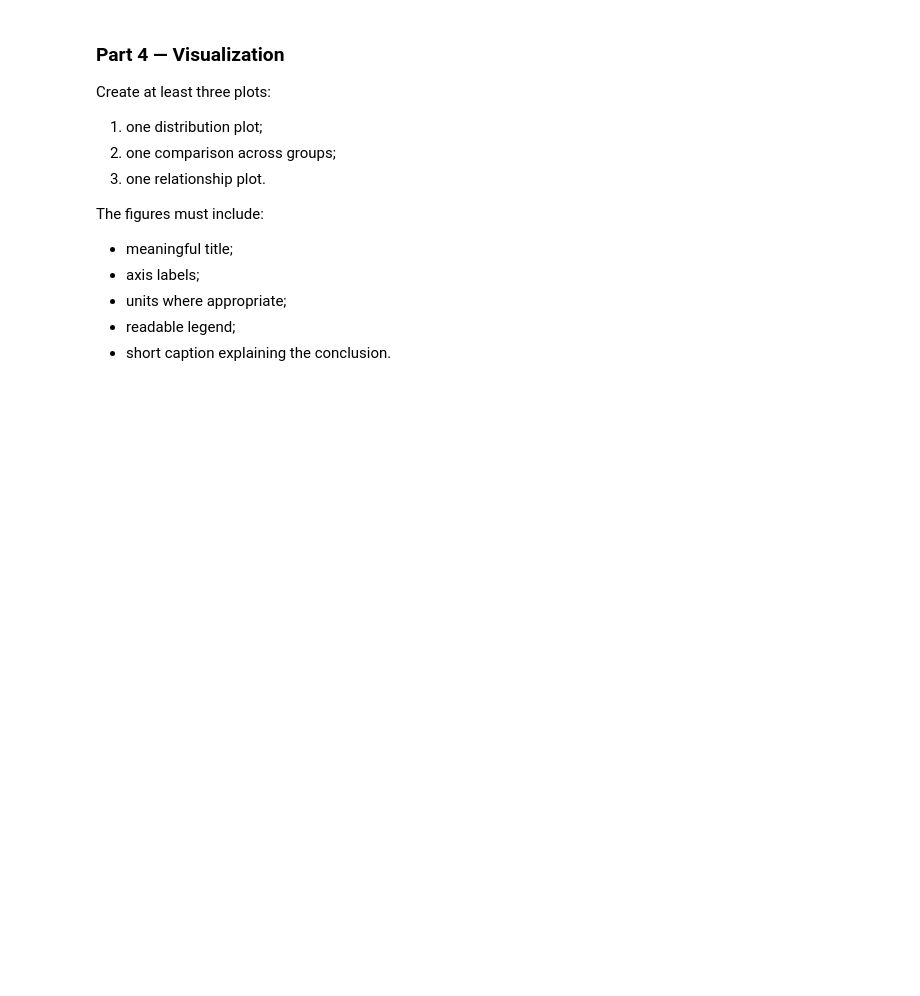
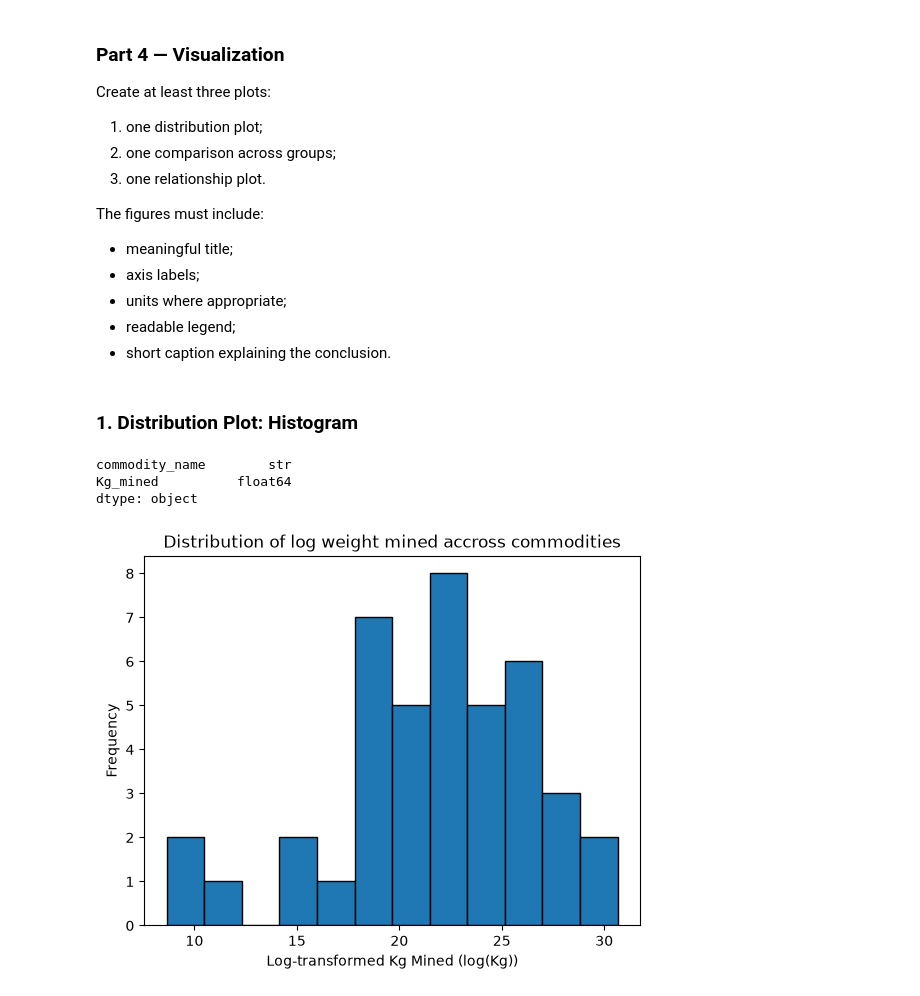
Before and after one commit to littlleHawk/sta556-homework-2, a Jupyter notebook: notebooks/HW_2_csv.ipynb, the cells around one changed output. Drawn from its saved outputs; the diff is of its cells as text; code cells hidden in the pictures; blank space fills up the shorter version.

Commit message:
add final visualizations

```diff
--- a/notebooks/HW_2_csv.ipynb
+++ b/notebooks/HW_2_csv.ipynb
@@ -301,3 +318,25 @@ The figures must include:
 * units where appropriate;
 * readable legend;
 * short caption explaining the conclusion.
+# %% [markdown]
+### 1. Distribution Plot: Histogram
+# %%
+commodity_totals_df = pd.DataFrame({"commodity_name" : commodity_totals.index, "Kg_mined" : commodity_totals.values})
+print(commodity_totals_df.dtypes)
+
+# Since kg_mined is numeric and has a very wide range, take a log transform -> not a safe function if cells
+# are run out of order
+commodity_totals_df = utils.log_transform(commodity_totals_df, "Kg_mined", "Kg_mined_log")
+
+plt.hist(x = commodity_totals_df["Kg_mined_log"],
+         bins = 12,
+         edgecolor = "black")
+plt.title("Distribution of log weight mined accross commodities")
+plt.xlabel("Log-transformed Kg Mined (log(Kg))")
+plt.ylabel("Frequency")
+plt.show()
+# %% [output]
+commodity_name        str
+Kg_mined          float64
+dtype: object
+[figure, added]
```
Also changed, not shown: parts of 16 cells of this notebook, 2 other files.
